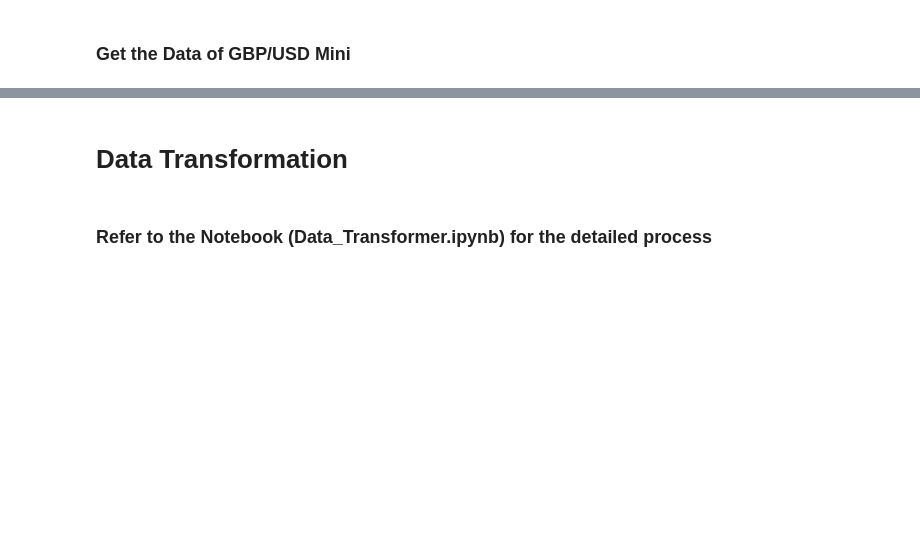
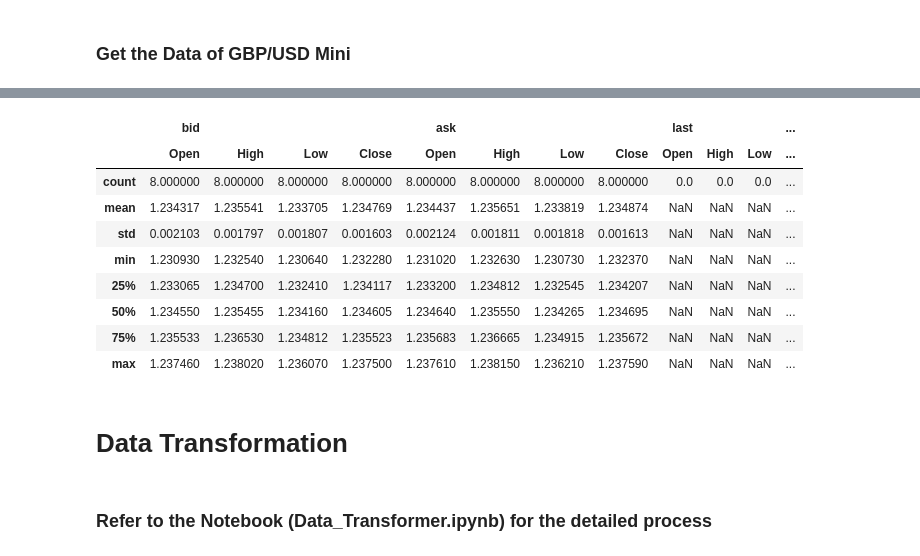
Before and after one commit to zaimzazali/ScalpFX, a Jupyter notebook: src/predictor.ipynb, the cells around one changed output, grey strips where cells are left out. Cells and saved outputs as stored; diff of their text form; code cells hidden in the pictures; blank space fills up the shorter version.

```diff
--- a/src/predictor.ipynb
+++ b/src/predictor.ipynb
@@ -109,3 +107,16 @@ df_history
+# %%
+df_history.describe()
+# %% [output]
+|  | bid |  |  |  | ask |  |  |  | last |  |  | ... |
+|  | Open | High | Low | Close | Open | High | Low | Close | Open | High | Low | ... |
+| count | 8.000000 | 8.000000 | 8.000000 | 8.000000 | 8.000000 | 8.000000 | 8.000000 | 8.000000 | 0.0 | 0.0 | 0.0 | ... |
+| mean | 1.234317 | 1.235541 | 1.233705 | 1.234769 | 1.234437 | 1.235651 | 1.233819 | 1.234874 | NaN | NaN | NaN | ... |
+| std | 0.002103 | 0.001797 | 0.001807 | 0.001603 | 0.002124 | 0.001811 | 0.001818 | 0.001613 | NaN | NaN | NaN | ... |
+| min | 1.230930 | 1.232540 | 1.230640 | 1.232280 | 1.231020 | 1.232630 | 1.230730 | 1.232370 | NaN | NaN | NaN | ... |
+| 25% | 1.233065 | 1.234700 | 1.232410 | 1.234117 | 1.233200 | 1.234812 | 1.232545 | 1.234207 | NaN | NaN | NaN | ... |
+| 50% | 1.234550 | 1.235455 | 1.234160 | 1.234605 | 1.234640 | 1.235550 | 1.234265 | 1.234695 | NaN | NaN | NaN | ... |
+| 75% | 1.235533 | 1.236530 | 1.234812 | 1.235523 | 1.235683 | 1.236665 | 1.234915 | 1.235672 | NaN | NaN | NaN | ... |
+| max | 1.237460 | 1.238020 | 1.236070 | 1.237500 | 1.237610 | 1.238150 | 1.236210 | 1.237590 | NaN | NaN | NaN | ... |
 # %% [markdown]
 # Data Transformation
 # %% [markdown]
```
Also changed, not shown: parts of 43 cells of this notebook, 1 other file.
